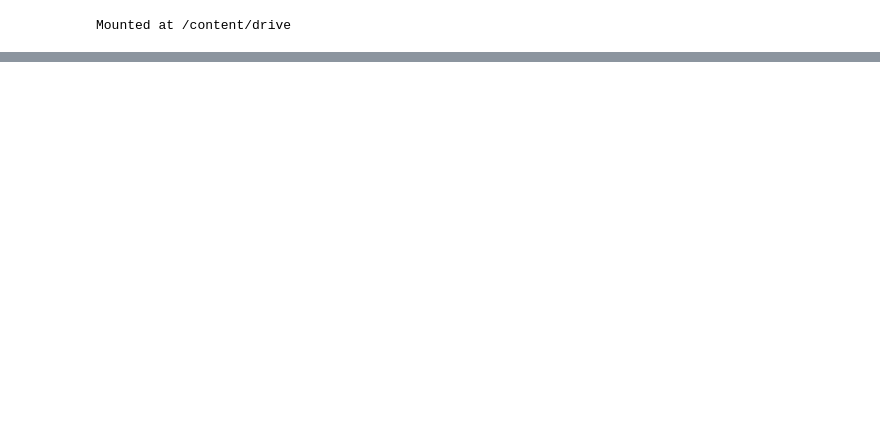
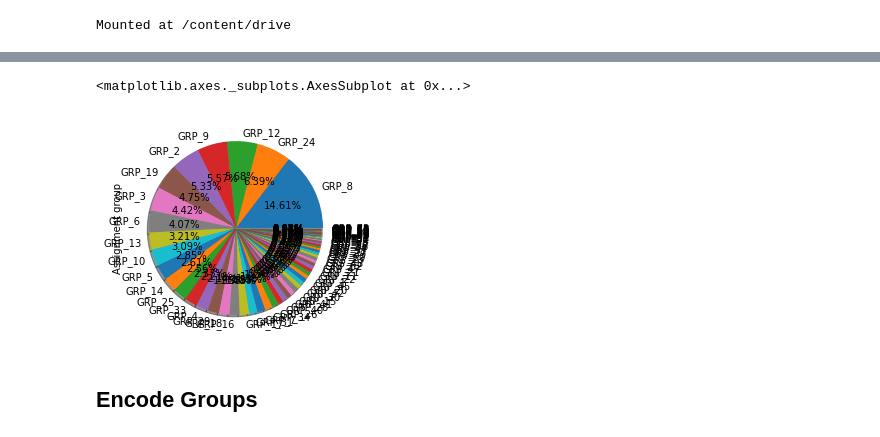
Before and after one commit to nulilakshman/Automatic-Ticket-Assignment, a Jupyter notebook: AIML_Capstone_Project_NLP_1_Automatic_Ticket_Assignment.ipynb, the cells around one changed output, grey strips where cells are left out. Drawn from its saved outputs; the diff is of its cells as text; code cells hidden in the pictures; blank space fills up the shorter version.

```diff
--- a/AIML_Capstone_Project_NLP_1_Automatic_Ticket_Assignment.ipynb
+++ b/AIML_Capstone_Project_NLP_1_Automatic_Ticket_Assignment.ipynb
@@ -763,0 +1027,2 @@ len(embeddings[0])
+# %%
+df = pd.read_pickle("/content/drive/My Drive/Great Learning/Capstone/cleaned_translated_df.pkl")
@@ -763,0 +1048,2 @@ len(embeddings[0])
+# %%
+df = df[(df['Assignment group']!='GRP_0')]
@@ -763,0 +1101,7 @@ len(embeddings[0])
+# %%
+df['Assignment group'].value_counts().plot.pie(autopct='%1.2f%%',shadow=True)
+# %% [output]
+<matplotlib.axes._subplots.AxesSubplot at 0x...>
+[figure, added]
+# %% [markdown]
+## Encode Groups
```
Also changed, not shown: parts of 135 cells of this notebook.
